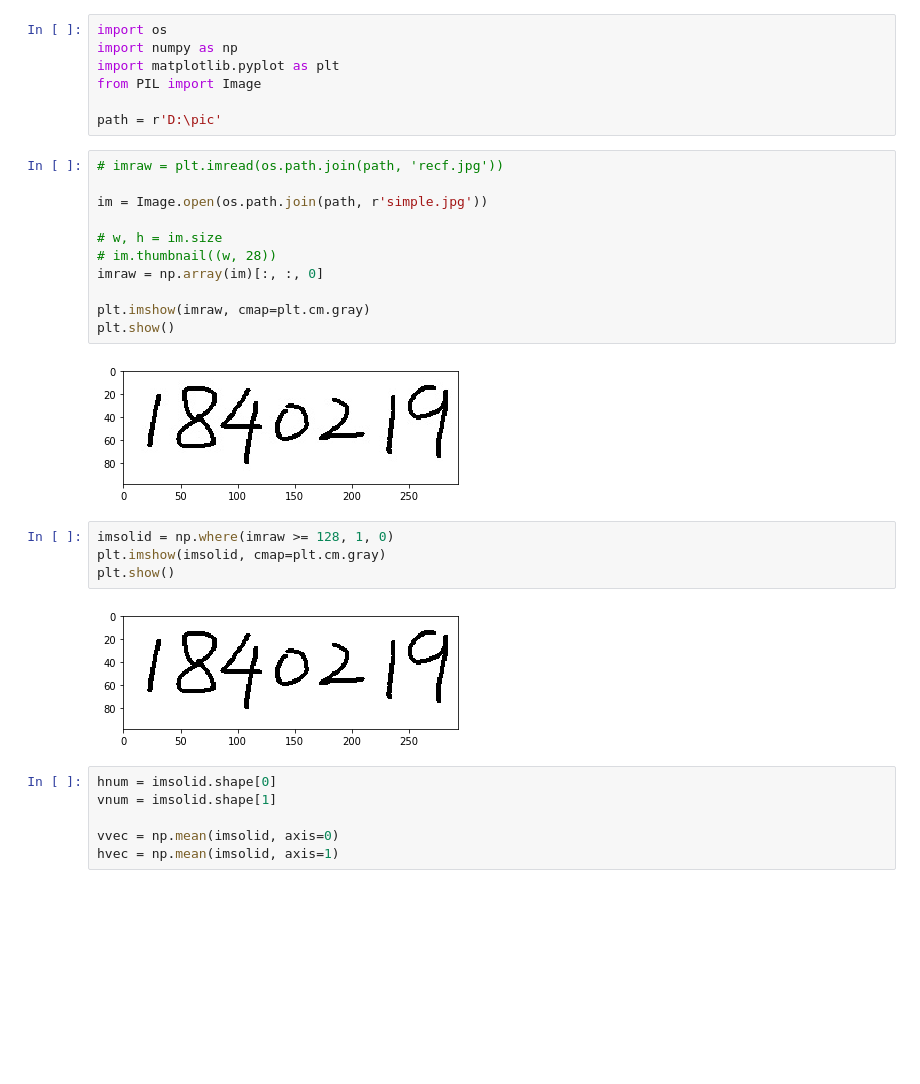
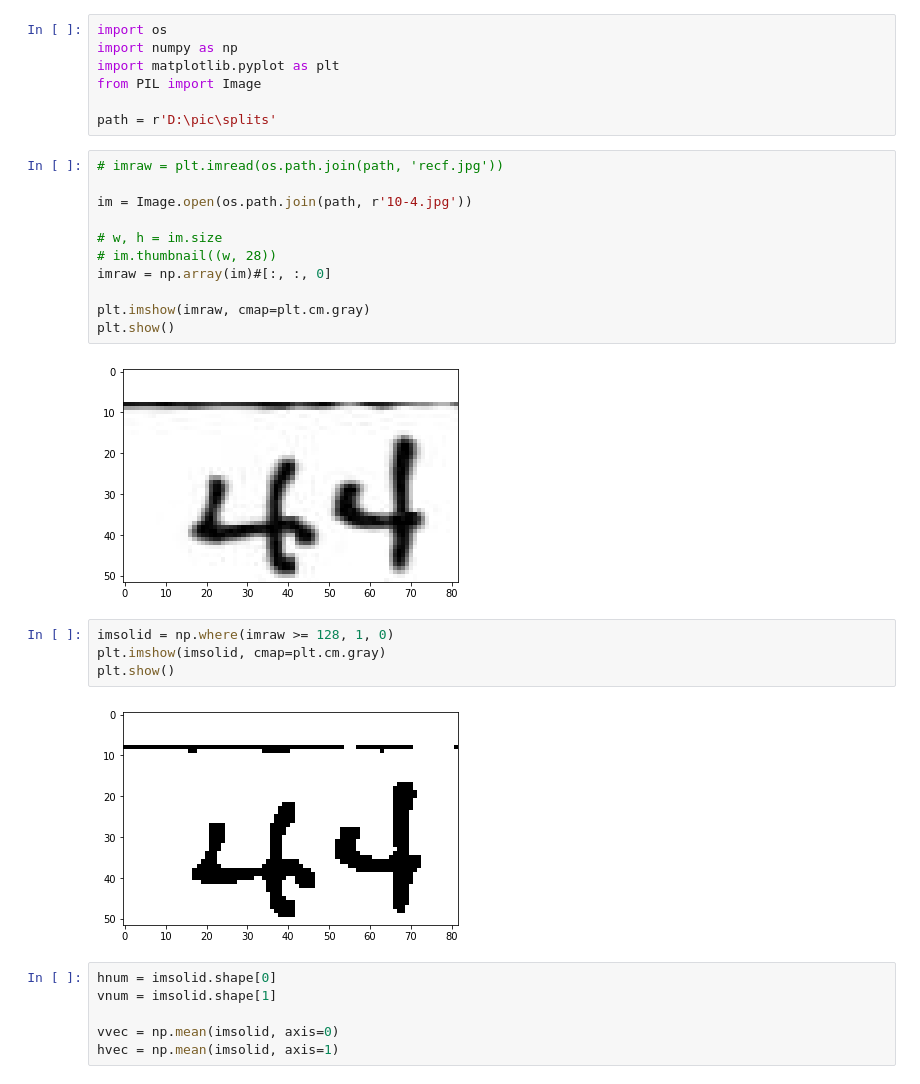
Before and after one commit to pengyang486868/shtnum, a Jupyter notebook: rec2.ipynb, the cells around one changed output. Drawn from its saved outputs; the diff is of its cells as text; blank space fills up the shorter version.

```diff
--- a/rec2.ipynb
+++ b/rec2.ipynb
@@ -4,26 +4,26 @@ import numpy as np
 import matplotlib.pyplot as plt
 from PIL import Image
 
-path = r'D:\pic'
+path = r'D:\pic\splits'
 # %%
 # imraw = plt.imread(os.path.join(path, 'recf.jpg'))
 
-im = Image.open(os.path.join(path, r'simple.jpg'))
+im = Image.open(os.path.join(path, r'10-4.jpg'))
 
 # w, h = im.size
 # im.thumbnail((w, 28))
-imraw = np.array(im)[:, :, 0]
+imraw = np.array(im)#[:, :, 0]
 
 plt.imshow(imraw, cmap=plt.cm.gray)
 plt.show()
 # %% [output]
-[figure, old version]
+[figure, new version]
 # %%
 imsolid = np.where(imraw >= 128, 1, 0)
 plt.imshow(imsolid, cmap=plt.cm.gray)
 plt.show()
 # %% [output]
-[figure, old version]
+[figure, new version]
 # %%
 hnum = imsolid.shape[0]
 vnum = imsolid.shape[1]
```
Also changed, not shown: parts of 8 cells of this notebook, 3 other files.
